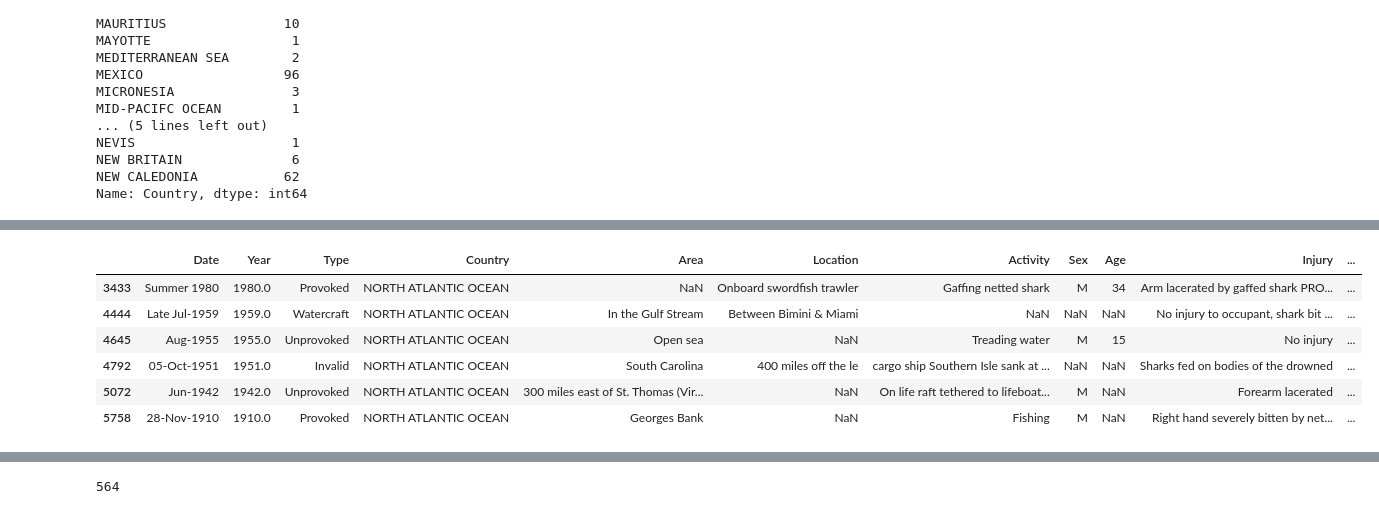
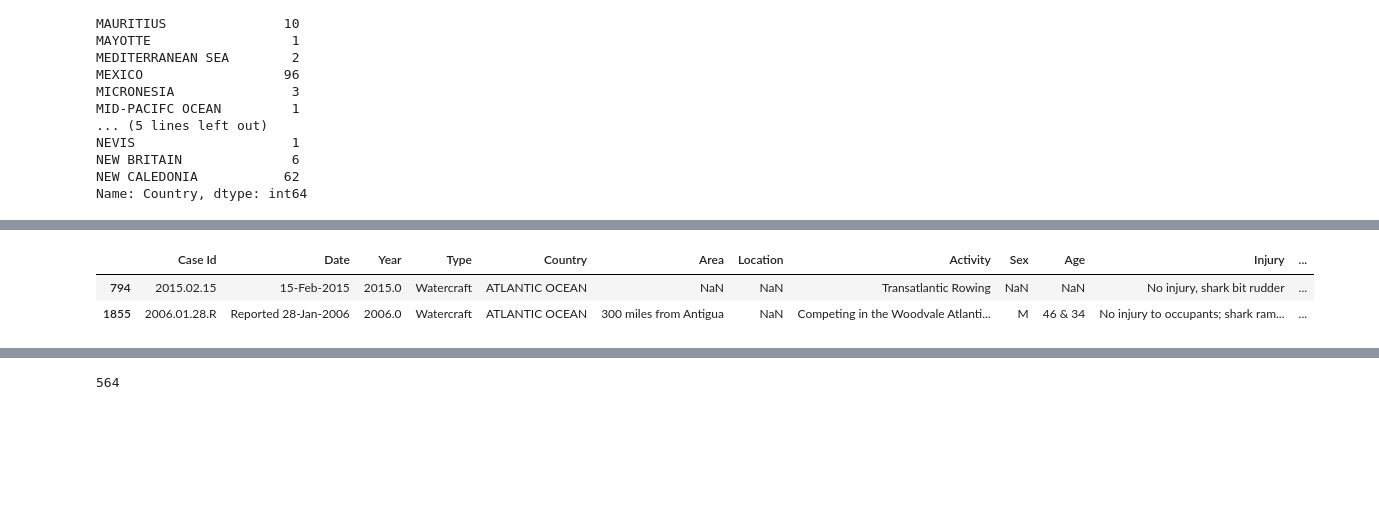
Before and after one commit to janaeam/Global-Shark-Attacks, a Jupyter notebook: Shark_Attack_Data.ipynb, the cells around one changed output, grey strips where cells are left out. Cells and saved outputs as stored; diff of their text form; code cells hidden in the pictures; blank space fills up the shorter version.

```diff
--- a/Shark_Attack_Data.ipynb
+++ b/Shark_Attack_Data.ipynb
@@ -99,5 +108,11 @@ df.rename(columns={'Case Number.1' : 'Case Id'}, inplace=True)
+# %%
+# renaming the Case Number column to Case Id and the Sex and Species columns to eliminate the white space
+df.rename(columns={'Case Number' : 'Case Id',
+                   'Sex ' : 'Sex',
+                   'Species ' : 'Species'}, inplace=True)
 # %%
-df = df.drop(columns=(['Case Number', 'Case Number.2', 'Unnamed: 22', 'Unnamed: 23']))
+# dropping empty and redundant columns
+df = df.drop(columns=(['Case Number.1', 'Case Number.2', 'Unnamed: 22', 'Unnamed: 23']))
 # %% [markdown]
 ## Sharks
 # %% [markdown]
@@ -276,19 +350,22 @@ sharks.loc[sharks['Area']== 'New Territories', :] = sharks.loc[sharks['Area']==
 sharks.loc[sharks['Area']== 'Mirs Bay ', ['Area','Location', 'Country']] = sharks.loc[sharks['Area']== 'Mirs Bay ', ['Area','Location', 'Country']].replace({'HONG KONG':'CHINA','Mirs Bay ':'Hong Kong'}).fillna('Mirs Bay')
 sharks.loc[sharks['Area']=='Ho Ha Wan Marine Park', 'Location'] = sharks.loc[sharks['Area']=='Ho Ha Wan Marine Park', 'Location'].fillna('Ho Ha Wan Marine Park')
 sharks.loc[sharks['Area']=='South China Sea 200 miles from Hong Kong', 'Location'] = sharks.loc[sharks['Area']=='South China Sea 200 miles from Hong Kong', 'Location'].fillna('South China Sea 200 miles from Hong Kong')
+# Hong Kong is not a country. Correcting Country and Area columns to reflect accurate entry
 sharks.loc[sharks['Country']=='HONG KONG', 'Area'] = sharks.loc[sharks['Country']=='HONG KONG', 'Area'].fillna('Hong Kong')
-sharks.loc[sharks['Country']=='HONG KONG', ['Country', 'Area', 'Location']] = sharks.loc[sharks['Country']=='HONG KONG', ['Country', 'Area', 'Location']].replace({'HONG KONG':'CHINA',
-                                                                                                                                                                   'Clearwater Bay':'Hong Kong',
-                                                                                                                                                                   'On the Kowloon penisula, south of Sai Kung':'Hong Kong',
-                                                                                                                                                                   'Kowloon Peninsula':'Hong Kong',
-                                                                                                                                                                   'Port Shelter':'Hong Kong',
-                                                                                                                                                                   'Ho Ha Wan Marine Park': 'Hong Kong',
-                                                                                                                                                                   'South China Sea 200 miles from Hong Kong':'Hong Kong',
-                                                                                                                                                                   'First Beach':'Clearwater Bay First Beach',
-                                                                                                                                                                   'Silverstrand':'Kowloon Peninsula, South of Sai Kung, Silverstrand',
-                                                                                                                                                                   'Sai Kung':'Kowloon Peninsula, Sai Kung',
-                                                                                                                                                                   'Silverstand Beach, near Hung Hau':'Port Shelter, Silverstrand Beach, near Hung Hau',
-                                                                                                                                                                   })
+sharks.loc[sharks['Country']=='HONG KONG', ['Country', 'Area',
+                                            'Location']] = sharks.loc[sharks['Country']=='HONG KONG', ['Country', 'Area',
+                                                                                                       'Location']].replace({'HONG KONG':'CHINA',
+                                                                                                       'Clearwater Bay':'Hong Kong',
+                                                                                                       'On the Kowloon penisula, south of Sai Kung':'Hong Kong',
+                                                                                                       'Kowloon Peninsula':'Hong Kong',
+                                                                                                       'Port Shelter':'Hong Kong',
+                                                                                                       'Ho Ha Wan Marine Park': 'Hong Kong',
+                                                                                                       'South China Sea 200 miles from Hong Kong':'Hong Kong',
+                                                                                                       'First Beach':'Clearwater Bay First Beach',
+                                                                                                       'Silverstrand':'Kowloon Peninsula, South of Sai Kung, Silverstrand',
+                                                                                                       'Sai Kung':'Kowloon Peninsula, Sai Kung',
+                                                                                                       'Silverstand Beach, near Hung Hau':'Port Shelter, Silverstrand Beach, near Hung Hau',
+                                                                                                       })
 # %%
 sharks.loc[sharks['Country']=='CHINA', 'Area'] = sharks.loc[sharks['Country']=='CHINA', 'Area'].fillna('Macao')
 sharks.loc[sharks['Location']=='Macao Harbor', 'Fatal (Y/N)'] = sharks.loc[sharks['Location']=='Macao Harbor', 'Fatal (Y/N)'].fillna('N')
@@ -309,13 +386,14 @@ sharks.loc[sharks['Area']=='Mediterranean Sea', 'Country'] = sharks.loc[sharks['
 sharks.loc[sharks['Location']=='Île Saint-Paul', ['Country', 'Area']] = sharks.loc[sharks['Location']=='Île Saint-Paul', ['Country', 'Area']].fillna('CANADA').replace('French Southern Territories','Nova Scotia')
 # %%
 sharks.loc[sharks['Area']=='300 miles east of St. Thomas (Virgin Islands)', 'Country'] = sharks.loc[sharks['Area']=='300 miles east of St. Thomas (Virgin Islands)', 'Country'].fillna('NORTH ATLANTIC OCEAN')
+# %%
+sharks.loc[sharks.index == 5062, 'Location'] = sharks.loc[sharks.index == 5062, 'Location'].fillna(sharks['Area'])
+sharks.loc[sharks.index == 5062, 'Area'] = sharks.loc[sharks.index == 5062, 'Area'].replace('04.05N-13.23W', np.nan)
+sharks.loc[sharks.index == 4287, 'Area'] = sharks.loc[sharks.index == 4287, 'Area'].replace('9.35N 79.35W', 'East of La Grande Island, North of Panama Canal')
+sharks.loc[sharks.index == 4287, 'Location'] = sharks.loc[sharks.index == 4287, 'Location'].replace('East of La Grande Island, North of Panama Canal','9.35N 79.35W')
 # %%
-sharks.loc[sharks['Country'] == 'NORTH ATLANTIC OCEAN', :]
+sharks.loc[sharks['Country'].str.contains('OCEAN'), :].head(2)
 # %% [output]
-|  | Date | Year | Type | Country | Area | Location | Activity | Sex | Age | Injury | ... |
-| 3433 | Summer 1980 | 1980.0 | Provoked | NORTH ATLANTIC OCEAN | NaN | Onboard swordfish trawler | Gaffing netted shark | M | 34 | Arm lacerated by gaffed shark PRO... | ... |
-| 4444 | Late Jul-1959 | 1959.0 | Watercraft | NORTH ATLANTIC OCEAN | In the Gulf Stream | Between Bimini & Miami | NaN | NaN | NaN | No injury to occupant, shark bit ... | ... |
-| 4645 | Aug-1955 | 1955.0 | Unprovoked | NORTH ATLANTIC OCEAN | Open sea | NaN | Treading water | M | 15 | No injury | ... |
-| 4792 | 05-Oct-1951 | 1951.0 | Invalid | NORTH ATLANTIC OCEAN | South Carolina | 400 miles off the le | cargo ship Southern Isle sank at ... | NaN | NaN | Sharks fed on bodies of the drowned | ... |
-| 5072 | Jun-1942 | 1942.0 | Unprovoked | NORTH ATLANTIC OCEAN | 300 miles east of St. Thomas (Vir... | NaN | On life raft tethered to lifeboat... | M | NaN | Forearm lacerated | ... |
-| 5758 | 28-Nov-1910 | 1910.0 | Provoked | NORTH ATLANTIC OCEAN | Georges Bank | NaN | Fishing | M | NaN | Right hand severely bitten by net... | ... |
+|  | Case Id | Date | Year | Type | Country | Area | Location | Activity | Sex | Age | Injury | ... |
+| 794 | 2015.02.15 | 15-Feb-2015 | 2015.0 | Watercraft | ATLANTIC OCEAN | NaN | NaN | Transatlantic Rowing | NaN | NaN | No injury, shark bit rudder | ... |
+| 1855 | 2006.01.28.R | Reported 28-Jan-2006 | 2006.0 | Watercraft | ATLANTIC OCEAN | 300 miles from Antigua | NaN | Competing in the Woodvale Atlanti... | M | 46 & 34 | No injury to occupants; shark ram... | ... |
```
Also changed, not shown: parts of 252 cells of this notebook.
